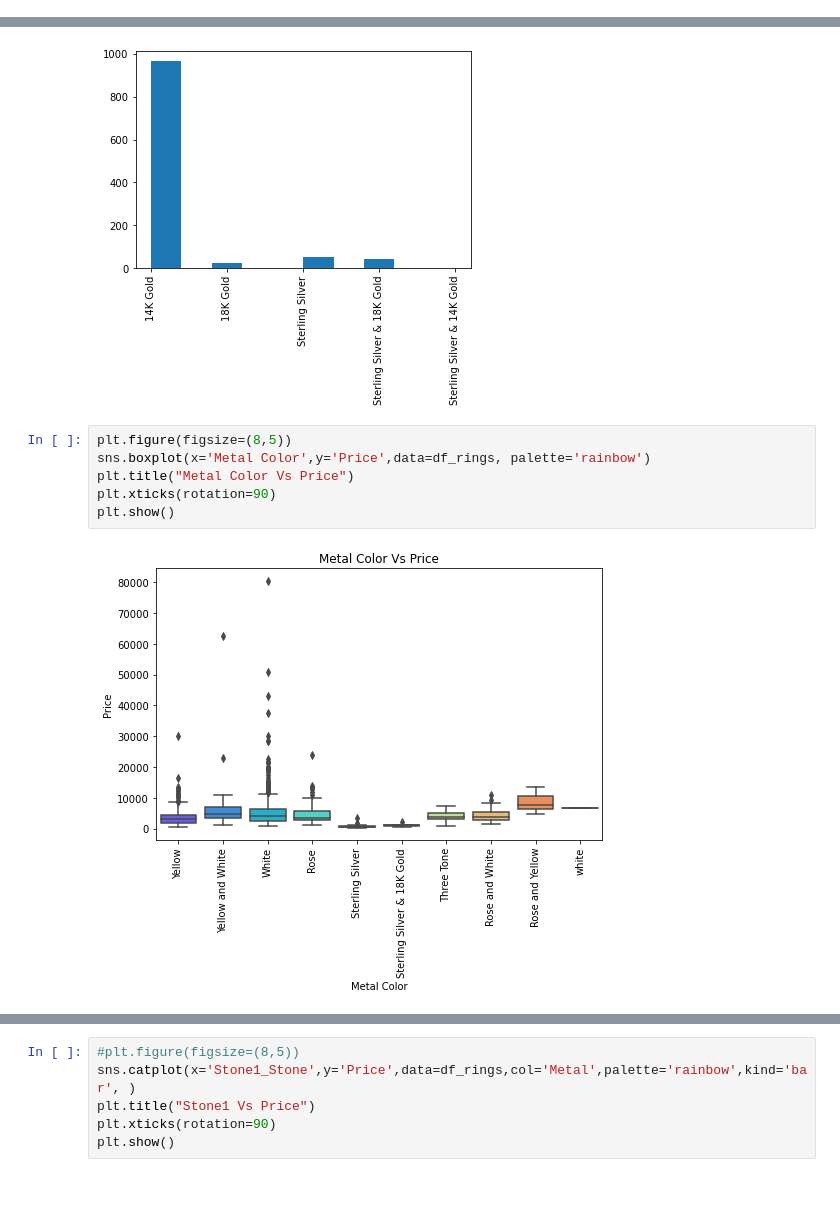
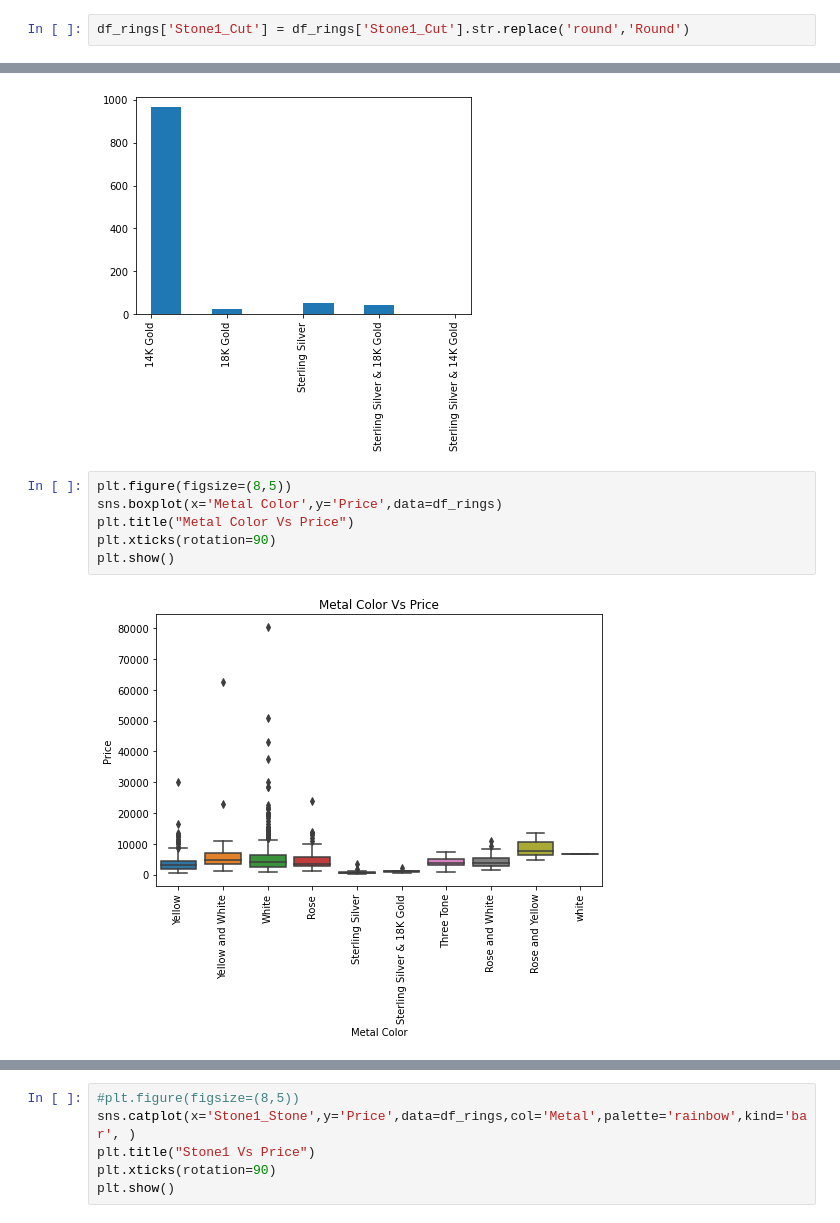
Before and after one commit to rgandhre/SpringBoard, a Jupyter notebook: DataScience_Capstone2/notebooks/Effy_EDA_Rings.ipynb, the cells around one changed output, grey strips where cells are left out. Drawn from its saved outputs; the diff is of its cells as text; blank space fills up the shorter version.

```diff
--- a/DataScience_Capstone2/notebooks/Effy_EDA_Rings.ipynb
+++ b/DataScience_Capstone2/notebooks/Effy_EDA_Rings.ipynb
@@ -130,6 +130,8 @@ df_rings['Metal'].unique()
 array(['14K Gold', '18K Gold', 'Sterling Silver',
        'Sterling Silver & 18K Gold', 'Sterling Silver & 14K Gold',
        'Stainless Steel & 18K Gold', '14k Gold'], dtype=object)
+# %%
+df_rings['Stone1_Cut'] = df_rings['Stone1_Cut'].str.replace('round','Round')
 # %%
 df_rings['Metal'] = df_rings['Metal'].str.replace('14k Gold','14K Gold')
 # %%
@@ -385,11 +387,11 @@ plt.show()
 [figure]
 # %%
 plt.figure(figsize=(8,5))
-sns.boxplot(x='Metal Color',y='Price',data=df_rings, palette='rainbow')
+sns.boxplot(x='Metal Color',y='Price',data=df_rings)
 plt.title("Metal Color Vs Price")
 plt.xticks(rotation=90)
 plt.show()
 # %% [output]
-[figure, old version]
+[figure, new version]
 # %%
 plt.figure(figsize=(8,5))
```
Also changed, not shown: parts of 74 cells of this notebook.
